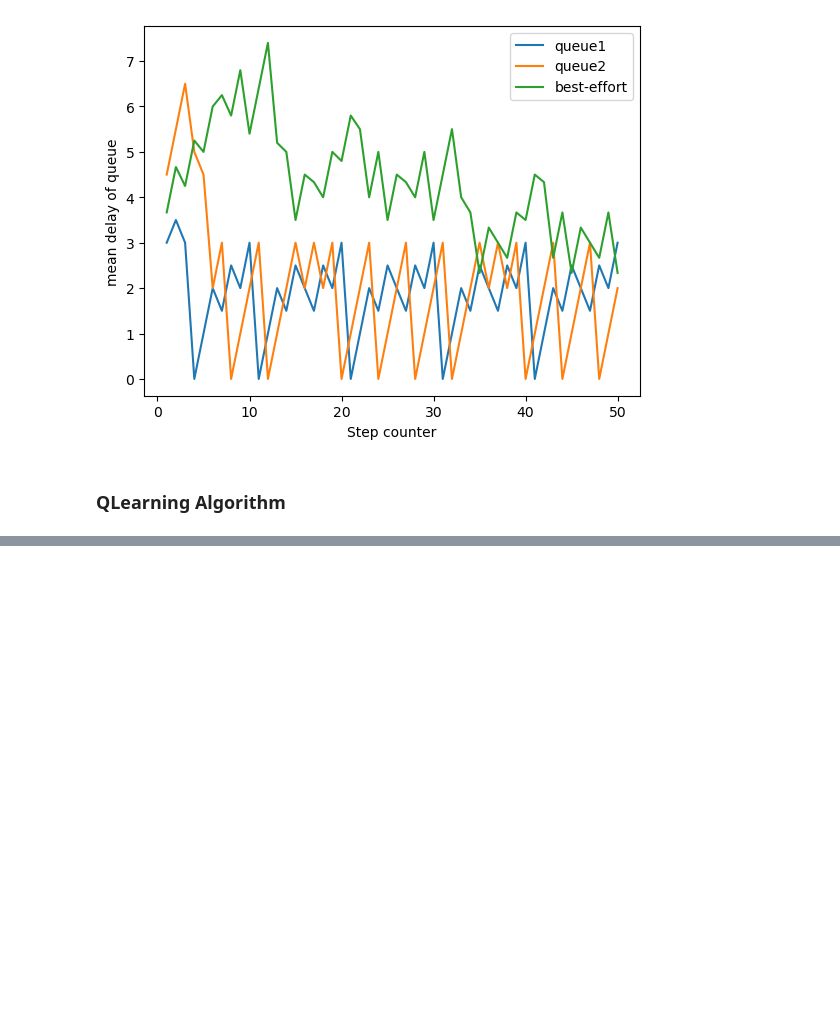
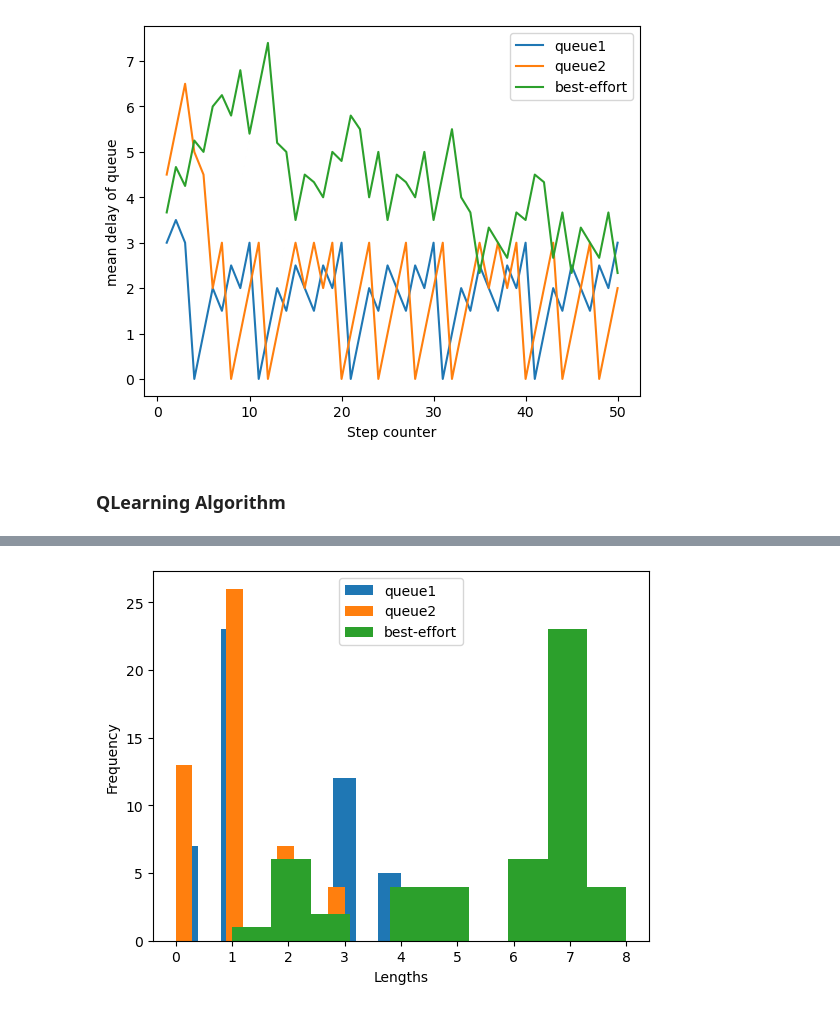
Before and after one commit to s3895776/MachineLearningAssignment2, a Jupyter notebook: SchedulerEnvironment.ipynb, the cells around one changed output, grey strips where cells are left out. Cells and saved outputs as stored; diff of their text form; code cells hidden in the pictures; blank space fills up the shorter version.

```diff
--- a/SchedulerEnvironment.ipynb
+++ b/SchedulerEnvironment.ipynb
@@ -951,6 +953,6 @@ def get_state_index(state):
     return state_index
 # %%
-def QLearning(env, QTable, learning, discount, epsilon, episodes):
+def QLearning(env, QTable, learning, discount, epsilon, episodes, max_delay):
     # Env: The OpenAI gym environment
     # Q: Initial Q table
     # learning: Learning Rate of Q learing
@@ -974,7 +976,7 @@ def QLearning(env, QTable, learning, discount, epsilon, episodes):
         # TO DO: DONT NEED AS OUR SPACE IS ALREADY DISCRETE
         discretState = discretize_state(state)
 #         print(discretState)
-        state_index = get_state_index(discretState)
+        state_index = get_state_index(discretState, max_delay)
 #         print(state_index)
 
 
@@ -1097,0 +1204,34 @@ print(score)
+# %%
+def reinforcement_scheduler_hist(env, Q, seed = None):
+    obs, info = env.reset(seed = seed)
+
+    done = False
+    step_index = 0
+    score = 0
+
+    x0 = []
+    x1 = []
+    x2 = []
+
+    while done != True:
+
+    #     get the next action
+        state_adj = get_state_index(discretize_state(obs), max_delay )
+
+        action = np.argmax(Q[state_adj])
+
+        obs, reward, terminated, truncated, info = env.step(action)
+        done = terminated or truncated
+
+        x0.append(len(obs["queues"][0]))
+        x1.append(len(obs["queues"][1]))
+        x2.append(len(obs["queues"][2]))
+
+    plt.hist(x0)
+    plt.hist(x1)
+    plt.hist(x2)
+    plt.legend(["queue1", "queue2", "best-effort"])
+
+    plt.xlabel('Lengths')
+    plt.ylabel('Frequency')
+    plt.show()
@@ -1097,0 +1262,4 @@ print(score)
+# %%
+reinforcement_scheduler_hist(env, Q, seed = 0)
+# %% [output]
+[figure, added]
```
Also changed, not shown: parts of 10 cells of this notebook.
